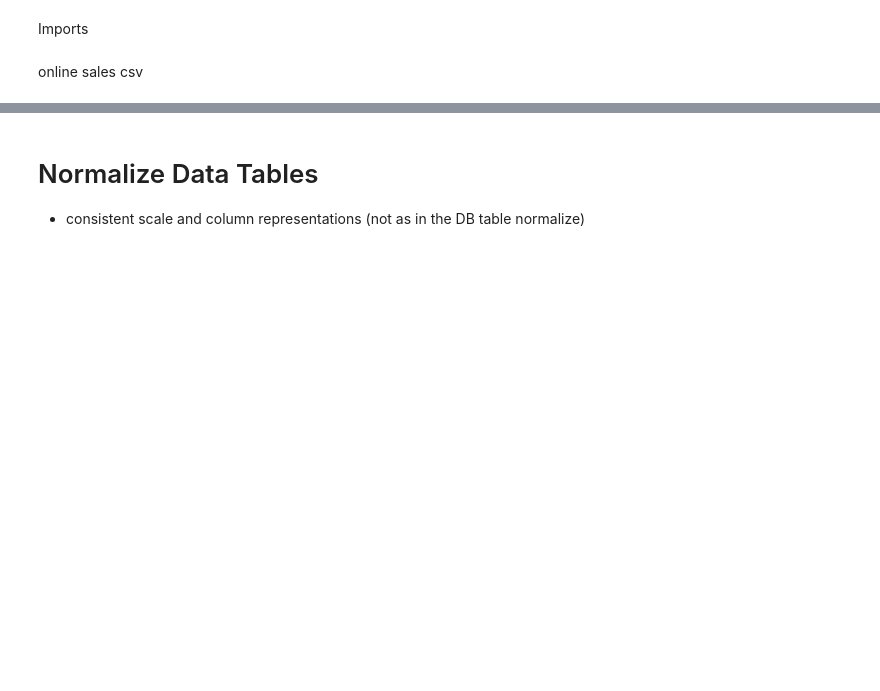
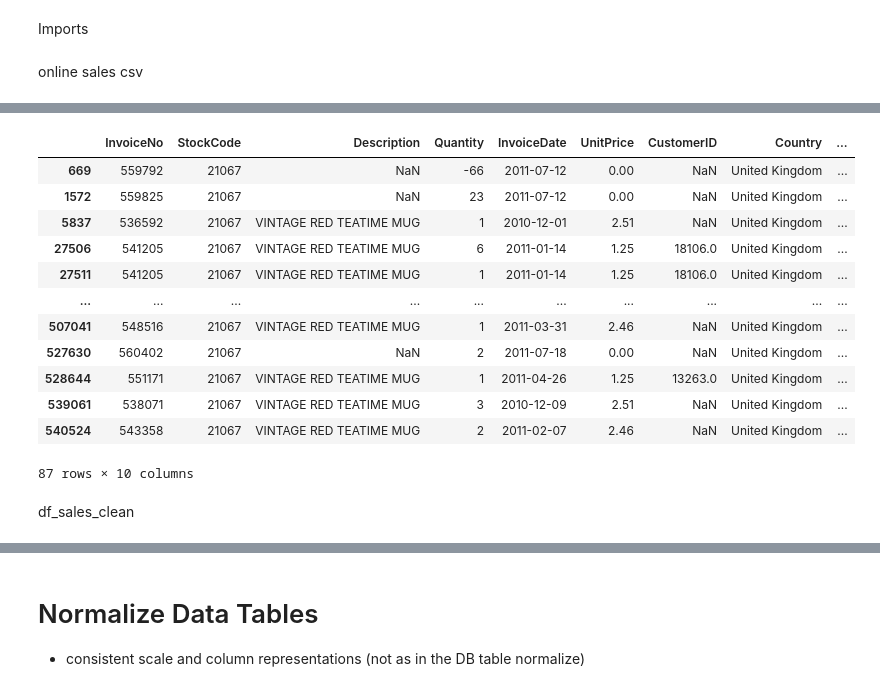
Before and after one commit to Aljgutier/segmentation, a Jupyter notebook: RFM_Segmentation_OnlineSales.ipynb, the cells around one changed output, grey strips where cells are left out. Saved outputs shown, nothing was run; the diff lists cells and outputs as text; code cells hidden in the pictures; blank space fills up the shorter version.

```diff
--- a/RFM_Segmentation_OnlineSales.ipynb
+++ b/RFM_Segmentation_OnlineSales.ipynb
@@ -145,0 +131,18 @@ display(df_industry.head(3))
+# %%
+df_sales[df_sales["StockCode"]=="21067"]
+# %% [output]
+|  | InvoiceNo | StockCode | Description | Quantity | InvoiceDate | UnitPrice | CustomerID | Country | ... |
+| 669 | 559792 | 21067 | NaN | -66 | 2011-07-12 | 0.00 | NaN | United Kingdom | ... |
+| 1572 | 559825 | 21067 | NaN | 23 | 2011-07-12 | 0.00 | NaN | United Kingdom | ... |
+| 5837 | 536592 | 21067 | VINTAGE RED TEATIME MUG | 1 | 2010-12-01 | 2.51 | NaN | United Kingdom | ... |
+| 27506 | 541205 | 21067 | VINTAGE RED TEATIME MUG | 6 | 2011-01-14 | 1.25 | 18106.0 | United Kingdom | ... |
+| 27511 | 541205 | 21067 | VINTAGE RED TEATIME MUG | 1 | 2011-01-14 | 1.25 | 18106.0 | United Kingdom | ... |
+| ... | ... | ... | ... | ... | ... | ... | ... | ... | ... |
+| 507041 | 548516 | 21067 | VINTAGE RED TEATIME MUG | 1 | 2011-03-31 | 2.46 | NaN | United Kingdom | ... |
+| 527630 | 560402 | 21067 | NaN | 2 | 2011-07-18 | 0.00 | NaN | United Kingdom | ... |
+| 528644 | 551171 | 21067 | VINTAGE RED TEATIME MUG | 1 | 2011-04-26 | 1.25 | 13263.0 | United Kingdom | ... |
+| 539061 | 538071 | 21067 | VINTAGE RED TEATIME MUG | 3 | 2010-12-09 | 2.51 | NaN | United Kingdom | ... |
+| 540524 | 543358 | 21067 | VINTAGE RED TEATIME MUG | 2 | 2011-02-07 | 2.46 | NaN | United Kingdom | ... |
+87 rows × 10 columns
+# %% [markdown]
+df_sales_clean
```
Also changed, not shown: parts of 18 cells of this notebook, 1 other file.
